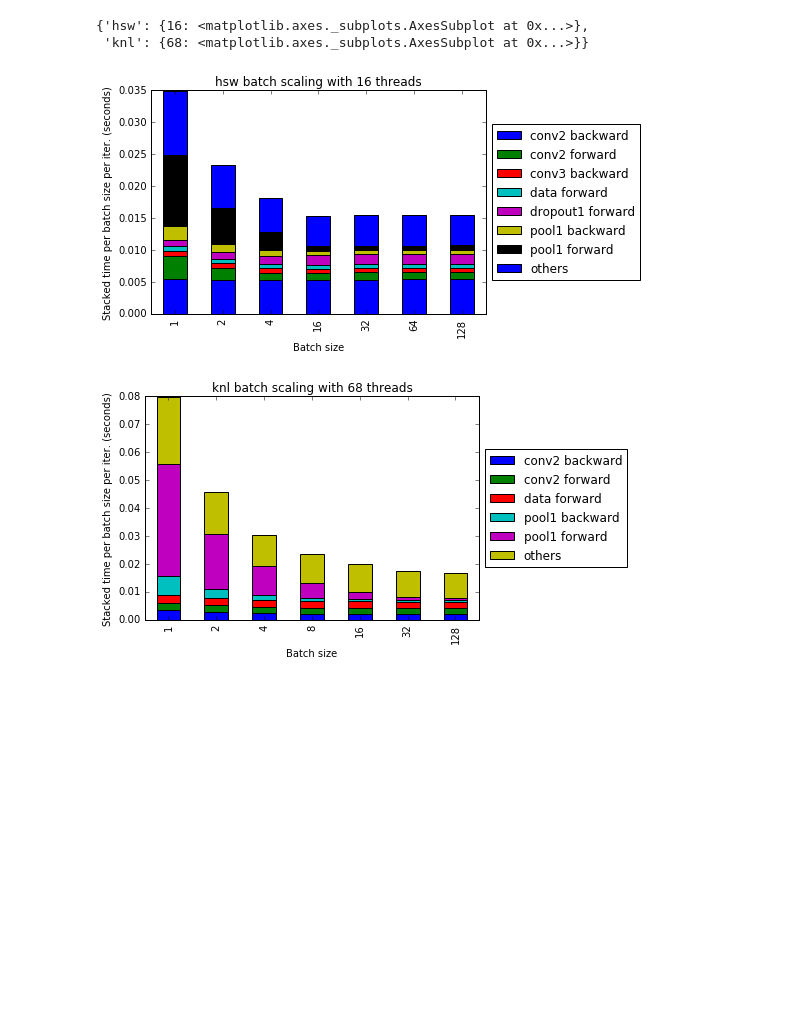
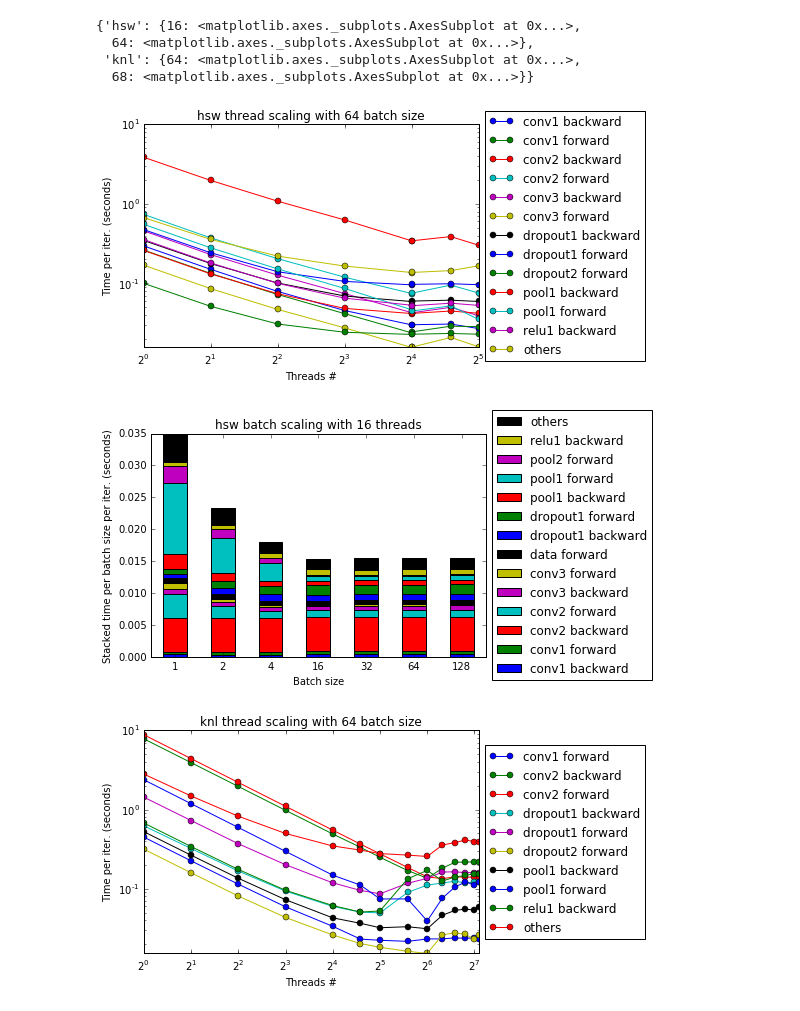
Before and after one commit to azrael417/caffe, a Jupyter notebook: scripts/analysis/parse_caffe_time.ipynb, the cells around one changed output. Cells and saved outputs as stored; diff of their text form; code cells hidden in the pictures; blank space fills up the shorter version.

Commit message:
improved the plotting scripts and added comparative plots

```diff
--- a/scripts/analysis/parse_caffe_time.ipynb
+++ b/scripts/analysis/parse_caffe_time.ipynb
@@ -176,13 +204,15 @@ def plot_all(f_wildcard, threshold=1.0, res_path=''):
     return axis_l
 # %%
 # optimized results
-files_loc = '/Users/tmalas/Desktop/caffe/atlas_caffe_opt/*batch_scaling*/*.out'
+files_loc = '/Users/tmalas/Desktop/caffe/atlas_caffe_opt/*/*.out'
 %mkdir -p /Users/tmalas/Desktop/dnn_opt
 res_path='/Users/tmalas/Desktop/dnn_opt'
-plot_all(files_loc, res_path=res_path, threshold=2.)
-#plot_all_thread_scaling(files_loc, res_path=res_path)
+plot_all(files_loc, res_path=res_path, threshold=1.)
 # %% [output]
-{'hsw': {16: <matplotlib.axes._subplots.AxesSubplot at 0x...>},
- 'knl': {68: <matplotlib.axes._subplots.AxesSubplot at 0x...>}}
+{'hsw': {16: <matplotlib.axes._subplots.AxesSubplot at 0x...>,
+  64: <matplotlib.axes._subplots.AxesSubplot at 0x...>},
+ 'knl': {64: <matplotlib.axes._subplots.AxesSubplot at 0x...>,
+  68: <matplotlib.axes._subplots.AxesSubplot at 0x...>}}
-[figure, old version]
+[figure, new version]
-[figure, old version]
+[figure, new version]
+[figure, added]
```
Also changed, not shown: parts of 3 cells of this notebook.
